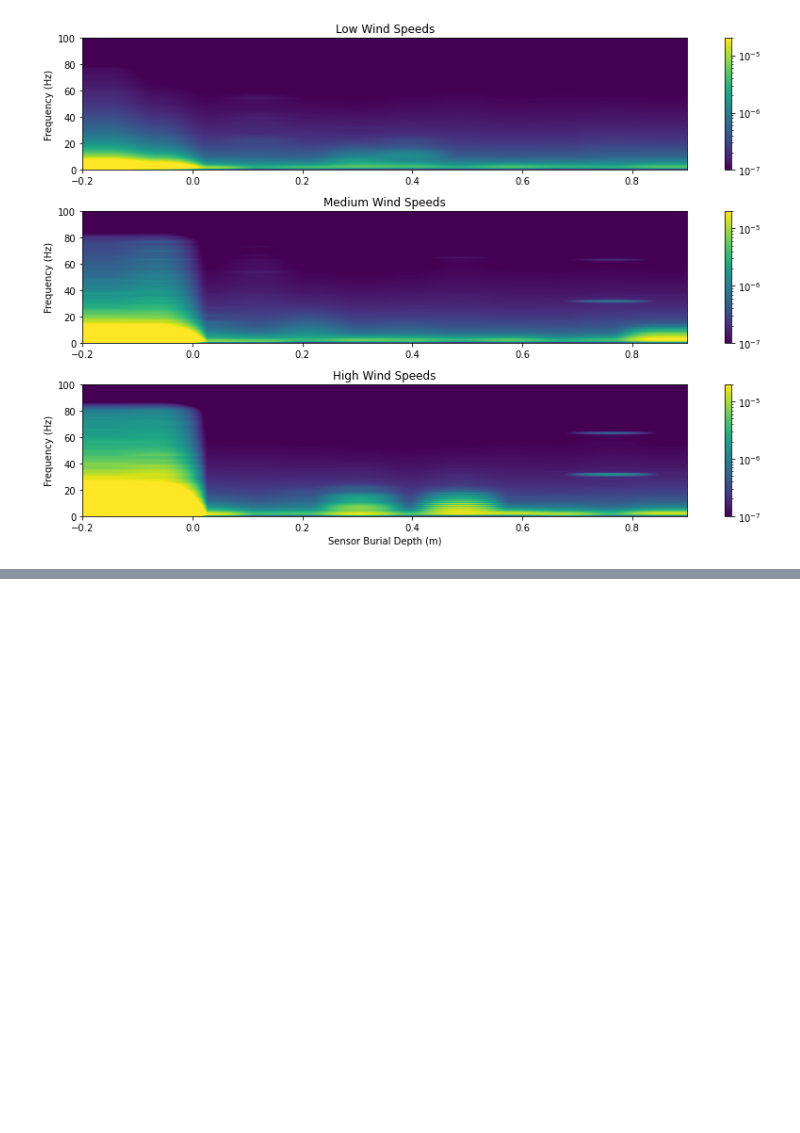
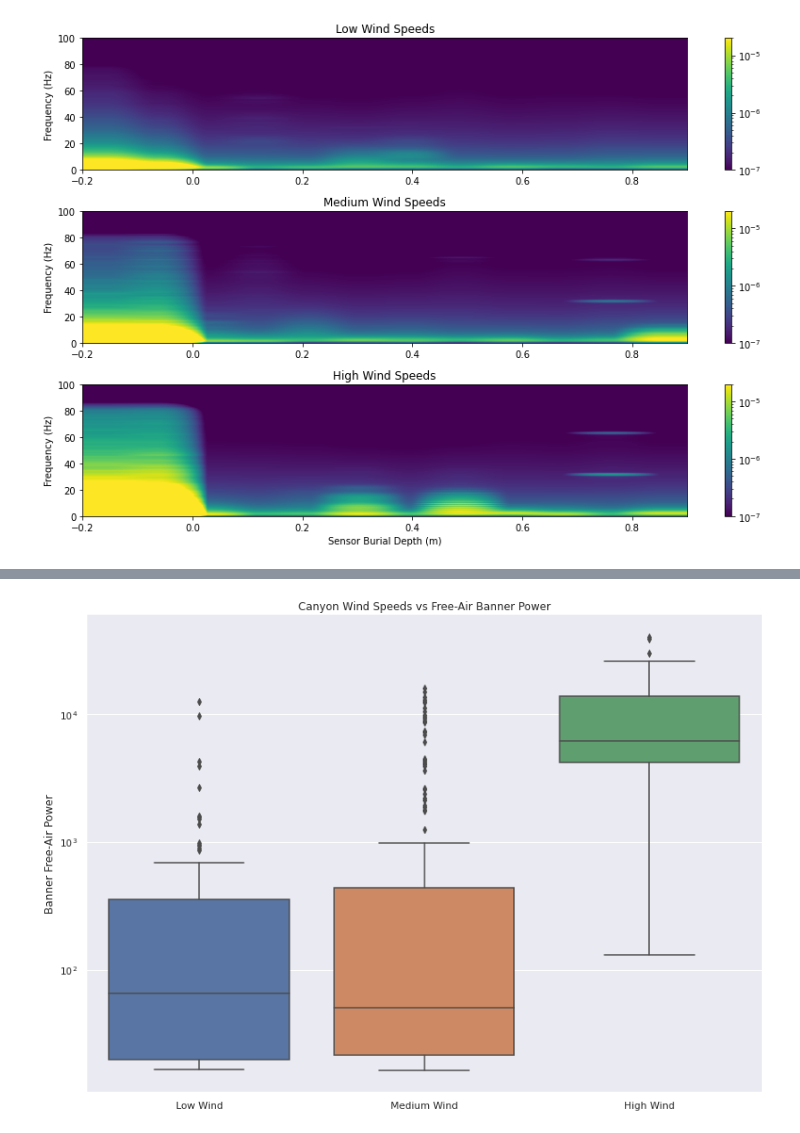
Before and after one commit to ZachHoppinen/infrasound-snow-attenuation, a Jupyter notebook: src/wind_analysis/wind_vis.ipynb, the cells around one changed output, grey strips where cells are left out. Drawn from its saved outputs; the diff is of its cells as text; code cells hidden in the pictures; blank space fills up the shorter version.

```diff
--- a/src/wind_analysis/wind_vis.ipynb
+++ b/src/wind_analysis/wind_vis.ipynb
@@ -110,0 +125,11 @@ plt.tight_layout()
+# %%
+
+sns.catplot(data = wind[wind.sd_delta < -0.1], x = 'wind_cat', y = 'broad_power', kind = 'box', height=8.27, aspect=11.7/8.27)
+plt.yscale('log')
+plt.ylabel('Banner Free-Air Power')
+plt.xlabel('')
+plt.xticks(ticks = [0,1,2], labels = ['Low Wind','Medium Wind','High Wind'])
+plt.title('Canyon Wind Speeds vs Free-Air Banner Power')
+plt.savefig(join(fig_dir, 'wind','free-air-canyon-box.png'))
+# %% [output]
+[figure, added]
```
Also changed, not shown: parts of 5 cells of this notebook, 4 other files.
